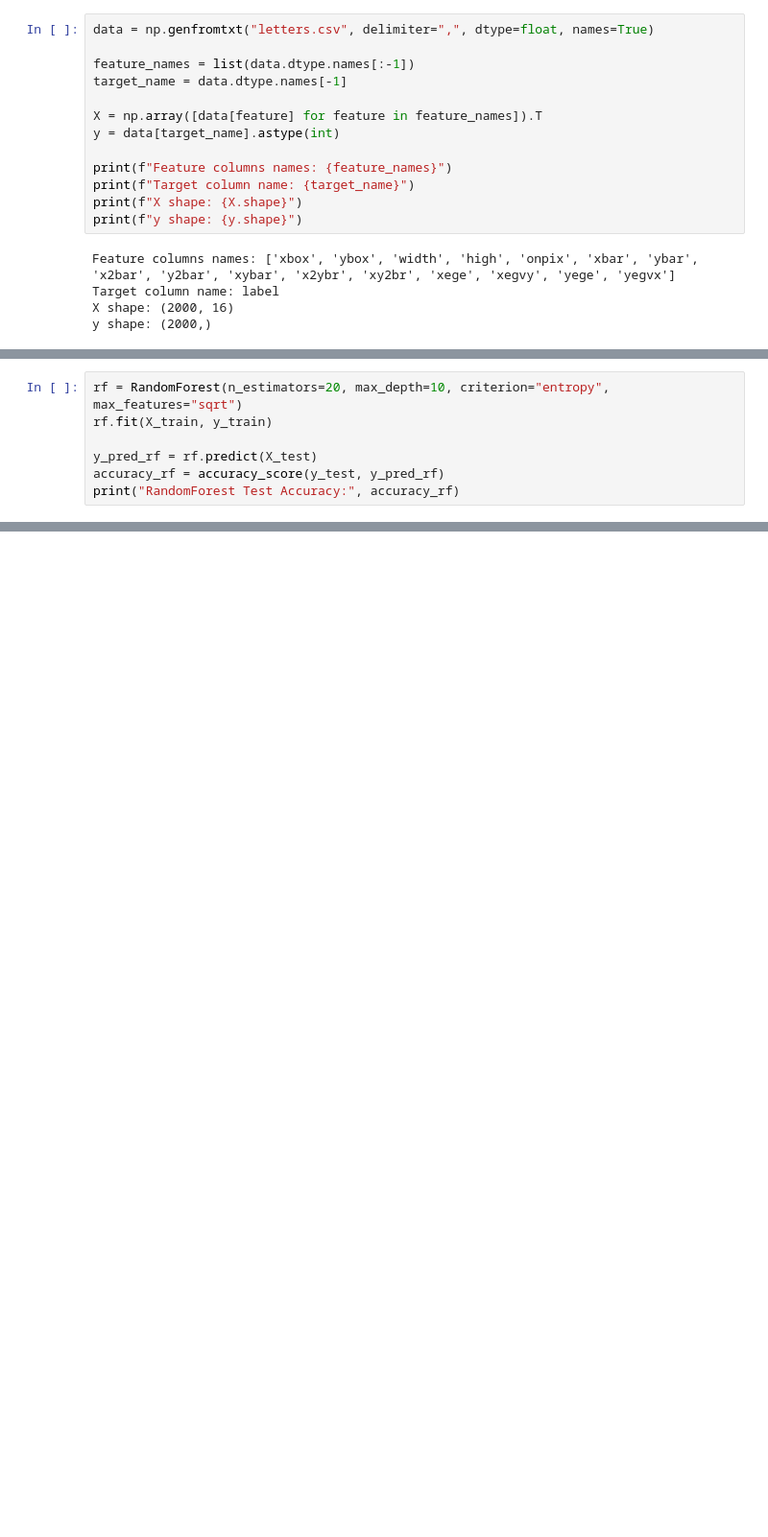
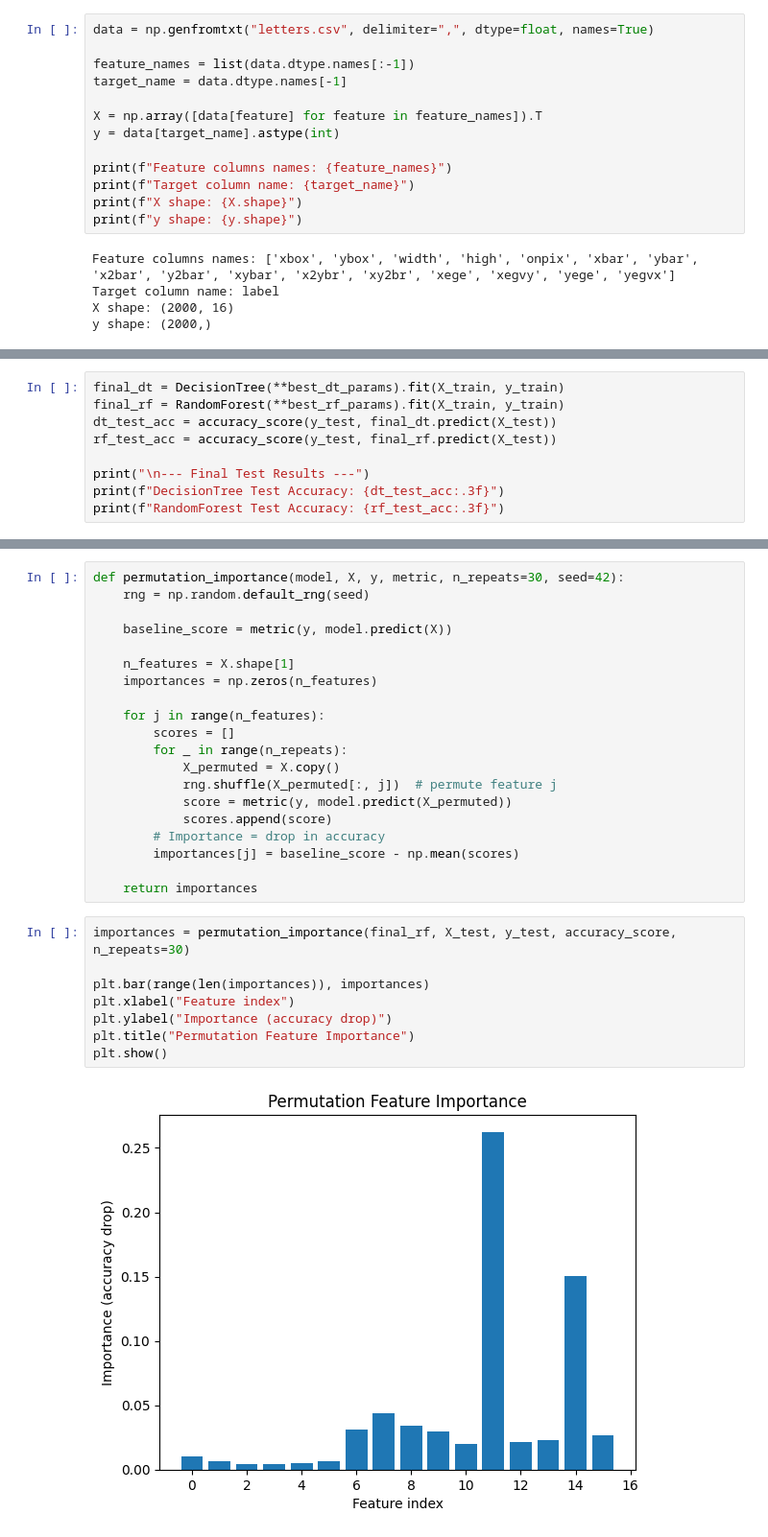
Before and after one commit to KamilMatyjaszczyk/DecisionTree-RandomForest, a Jupyter notebook: run_experiments.ipynb, the cells around one changed output, grey strips where cells are left out. Shown at 96% size. Saved outputs shown, nothing was run; the diff lists cells and outputs as text; blank space fills up the shorter version.

Commit message:
Changed logic for validation, added comparison and feature importance

```diff
--- a/run_experiments.ipynb
+++ b/run_experiments.ipynb
@@ -57,7 +49,0 @@ DecisionTree Test Accuracy: 0.8916666666666667
-# %%
-rf = RandomForest(n_estimators=20, max_depth=10, criterion="entropy", max_features="sqrt")
-rf.fit(X_train, y_train)
-
-y_pred_rf = rf.predict(X_test)
-accuracy_rf = accuracy_score(y_test, y_pred_rf)
-print("RandomForest Test Accuracy:", accuracy_rf)
@@ -106,0 +128,9 @@ print(results)
+# %%
+final_dt = DecisionTree(**best_dt_params).fit(X_train, y_train)
+final_rf = RandomForest(**best_rf_params).fit(X_train, y_train)
+dt_test_acc = accuracy_score(y_test, final_dt.predict(X_test))
+rf_test_acc = accuracy_score(y_test, final_rf.predict(X_test))
+
+print("\n--- Final Test Results ---")
+print(f"DecisionTree Test Accuracy: {dt_test_acc:.3f}")
+print(f"RandomForest Test Accuracy: {rf_test_acc:.3f}")
@@ -106,0 +182,30 @@ print(results)
+# %%
+def permutation_importance(model, X, y, metric, n_repeats=30, seed=42):
+    rng = np.random.default_rng(seed)
+
+    baseline_score = metric(y, model.predict(X))
+
+    n_features = X.shape[1]
+    importances = np.zeros(n_features)
+
+    for j in range(n_features):
+        scores = []
+        for _ in range(n_repeats):
+            X_permuted = X.copy()
+            rng.shuffle(X_permuted[:, j])  # permute feature j
+            score = metric(y, model.predict(X_permuted))
+            scores.append(score)
+        # Importance = drop in accuracy
+        importances[j] = baseline_score - np.mean(scores)
+
+    return importances
+# %%
+importances = permutation_importance(final_rf, X_test, y_test, accuracy_score, n_repeats=30)
+
+plt.bar(range(len(importances)), importances)
+plt.xlabel("Feature index")
+plt.ylabel("Importance (accuracy drop)")
+plt.title("Permutation Feature Importance")
+plt.show()
+# %% [output]
+[figure, added]
```
Also changed, not shown: parts of 12 cells of this notebook.
